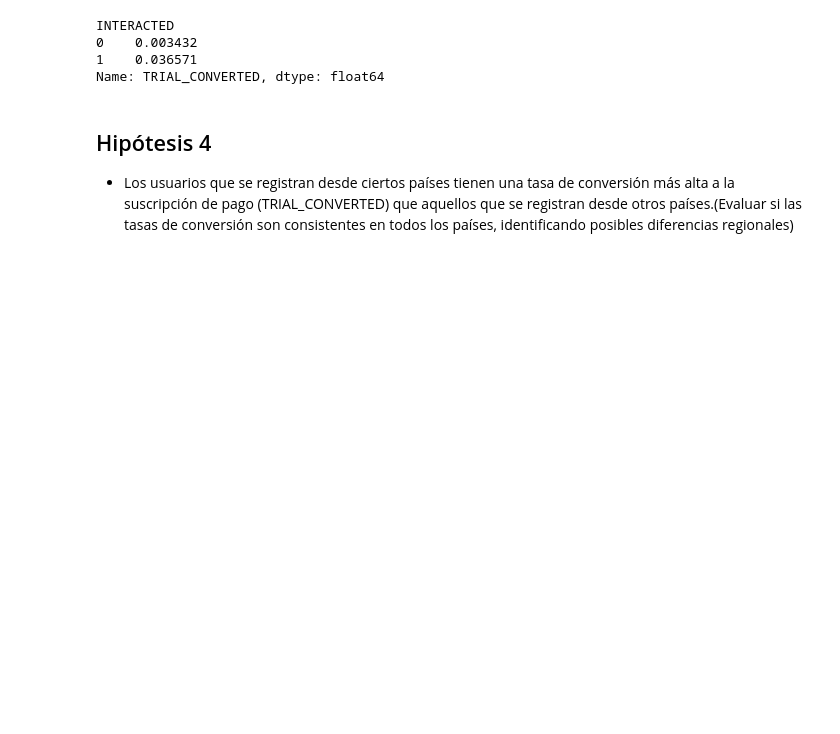
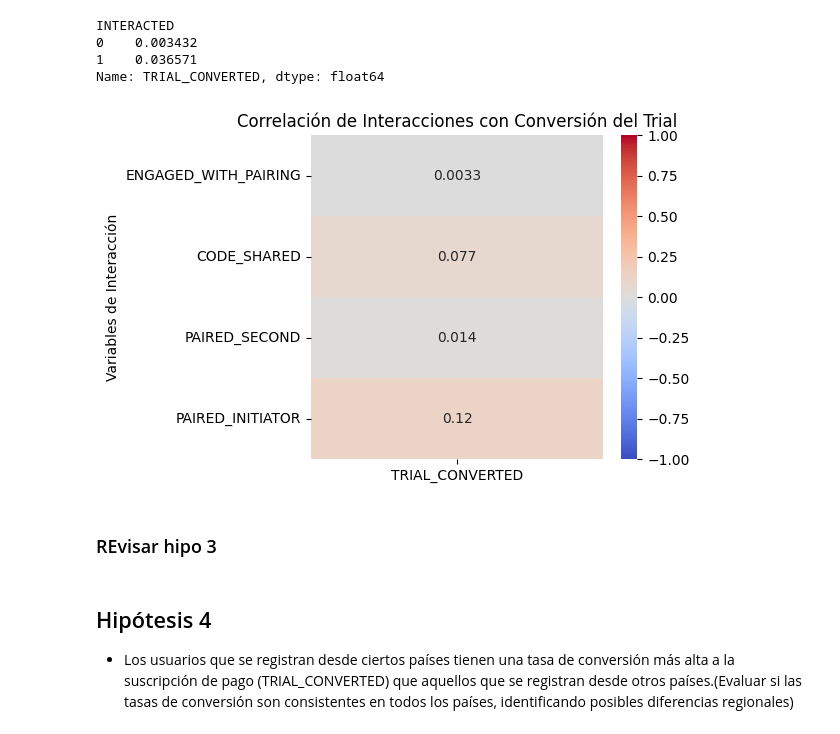
Before and after one commit to NaiSaratxaga/EDA_user-conversion-analysis, a Jupyter notebook: Notebooks/EDA_user_conversion_analysis.ipynb, the cells around one changed output. Drawn from its saved outputs; the diff is of its cells as text; code cells hidden in the pictures; blank space fills up the shorter version.

```diff
--- a/Notebooks/EDA_user_conversion_analysis.ipynb
+++ b/Notebooks/EDA_user_conversion_analysis.ipynb
@@ -283,6 +323,25 @@ INTERACTED
 0    0.003432
 1    0.036571
 Name: TRIAL_CONVERTED, dtype: float64
+# %%
+# Definir las columnas de interés
+interaction_cols = ["ENGAGED_WITH_PAIRING", "CODE_SHARED", "PAIRED_SECOND", "PAIRED_INITIATOR"]
+correlation = df[interaction_cols + ["TRIAL_CONVERTED"]].corr()
+
+# Crear un heatmap solo de las correlaciones con TRIAL_CONVERTED
+plt.figure(figsize=(6, 4))
+sns.heatmap(
+    correlation[["TRIAL_CONVERTED"]].loc[interaction_cols],
+    annot=True, cmap="coolwarm", vmin=-1, vmax=1
+)
+plt.title("Correlación de Interacciones con Conversión del Trial")
+plt.ylabel("Variables de Interacción")
+plt.tight_layout()
+plt.show()
+# %% [output]
+[figure, added]
+# %% [markdown]
+### REvisar hipo 3
 # %% [markdown]
 ## Hipótesis 4
 - Los usuarios que se registran desde ciertos países tienen una tasa de conversión más alta a la suscripción de pago (TRIAL_CONVERTED) que aquellos que se registran desde otros países.(Evaluar si las tasas de conversión son consistentes en todos los países, identificando posibles diferencias regionales)
```
Also changed, not shown: parts of 4 cells of this notebook.
